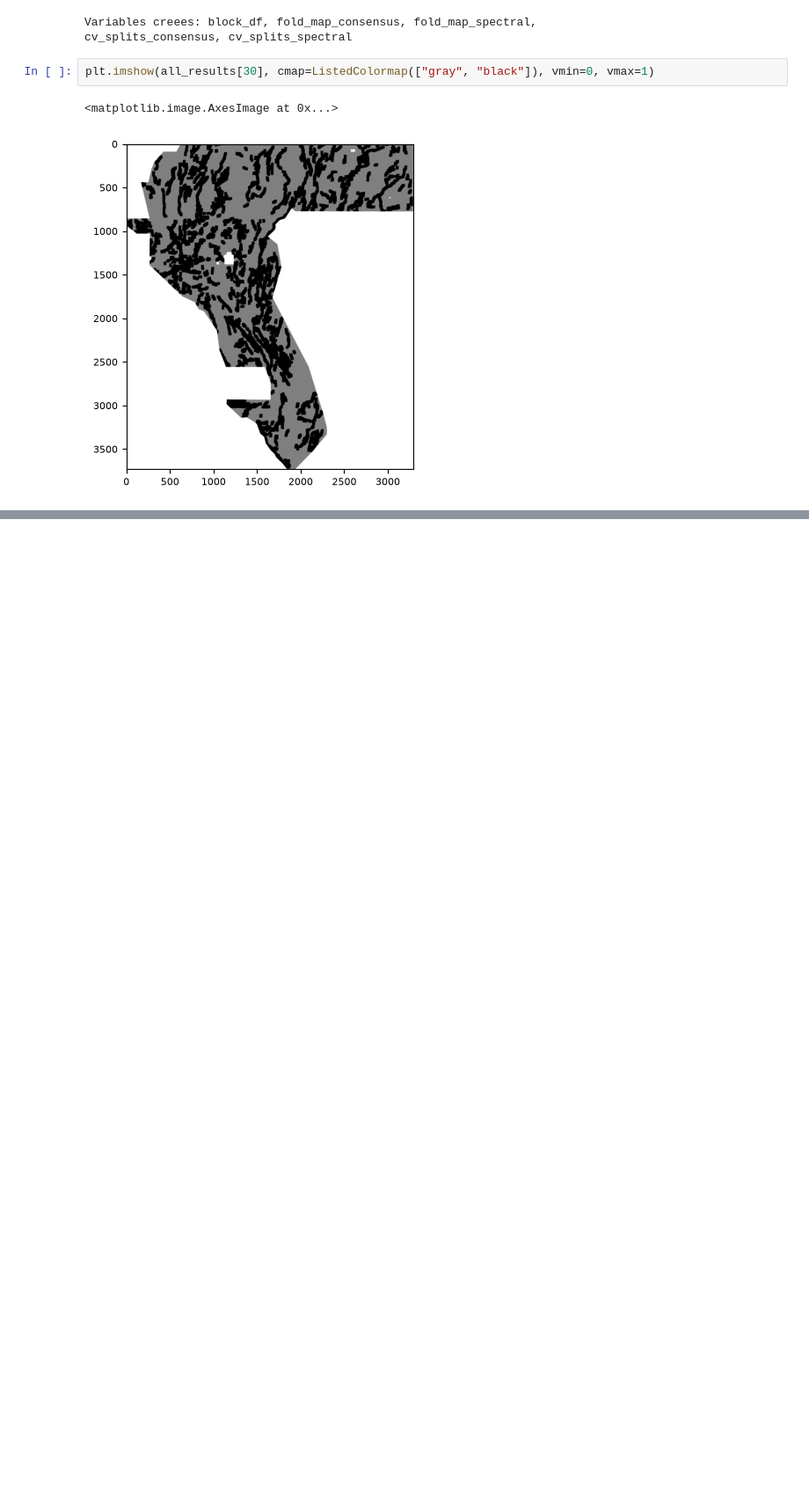
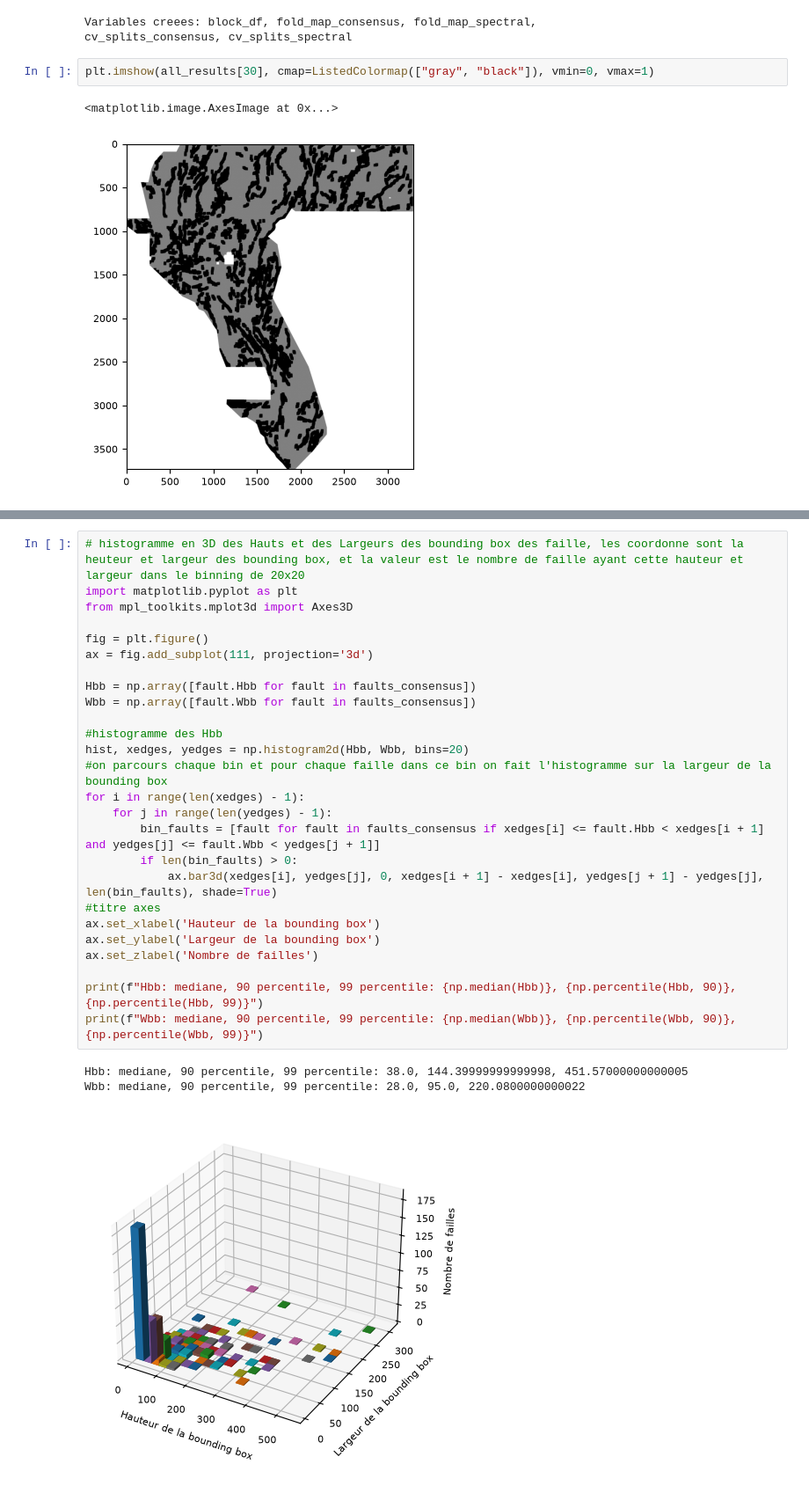
Before and after one commit to NicolasANNE/Faults-detection-IODAA, a Jupyter notebook: notebook/split.ipynb, the cells around one changed output, grey strips where cells are left out. Shown at 88% size. Saved outputs shown, nothing was run; the diff lists cells and outputs as text; blank space fills up the shorter version.

```diff
--- a/notebook/split.ipynb
+++ b/notebook/split.ipynb
@@ -390,0 +482,30 @@ plt.imshow(all_results[30], cmap=ListedColormap(["gray", "black"]), vmin=0, vmax
+# %%
+# histogramme en 3D des Hauts et des Largeurs des bounding box des faille, les coordonne sont la heuteur et largeur des bounding box, et la valeur est le nombre de faille ayant cette hauteur et largeur dans le binning de 20x20
+import matplotlib.pyplot as plt
+from mpl_toolkits.mplot3d import Axes3D
+
+fig = plt.figure()
+ax = fig.add_subplot(111, projection='3d')
+
+Hbb = np.array([fault.Hbb for fault in faults_consensus])
+Wbb = np.array([fault.Wbb for fault in faults_consensus])
+
+#histogramme des Hbb
+hist, xedges, yedges = np.histogram2d(Hbb, Wbb, bins=20)
+#on parcours chaque bin et pour chaque faille dans ce bin on fait l'histogramme sur la largeur de la bounding box
+for i in range(len(xedges) - 1):
+    for j in range(len(yedges) - 1):
+        bin_faults = [fault for fault in faults_consensus if xedges[i] <= fault.Hbb < xedges[i + 1] and yedges[j] <= fault.Wbb < yedges[j + 1]]
+        if len(bin_faults) > 0:
+            ax.bar3d(xedges[i], yedges[j], 0, xedges[i + 1] - xedges[i], yedges[j + 1] - yedges[j], len(bin_faults), shade=True)
+#titre axes
+ax.set_xlabel('Hauteur de la bounding box')
+ax.set_ylabel('Largeur de la bounding box')
+ax.set_zlabel('Nombre de failles')
+
+print(f"Hbb: mediane, 90 percentile, 99 percentile: {np.median(Hbb)}, {np.percentile(Hbb, 90)}, {np.percentile(Hbb, 99)}")
+print(f"Wbb: mediane, 90 percentile, 99 percentile: {np.median(Wbb)}, {np.percentile(Wbb, 90)}, {np.percentile(Wbb, 99)}")
+# %% [output]
+Hbb: mediane, 90 percentile, 99 percentile: 38.0, 144.39999999999998, 451.57000000000005
+Wbb: mediane, 90 percentile, 99 percentile: 28.0, 95.0, 220.0800000000022
+[figure, added]
```
Also changed, not shown: parts of 13 cells of this notebook.
